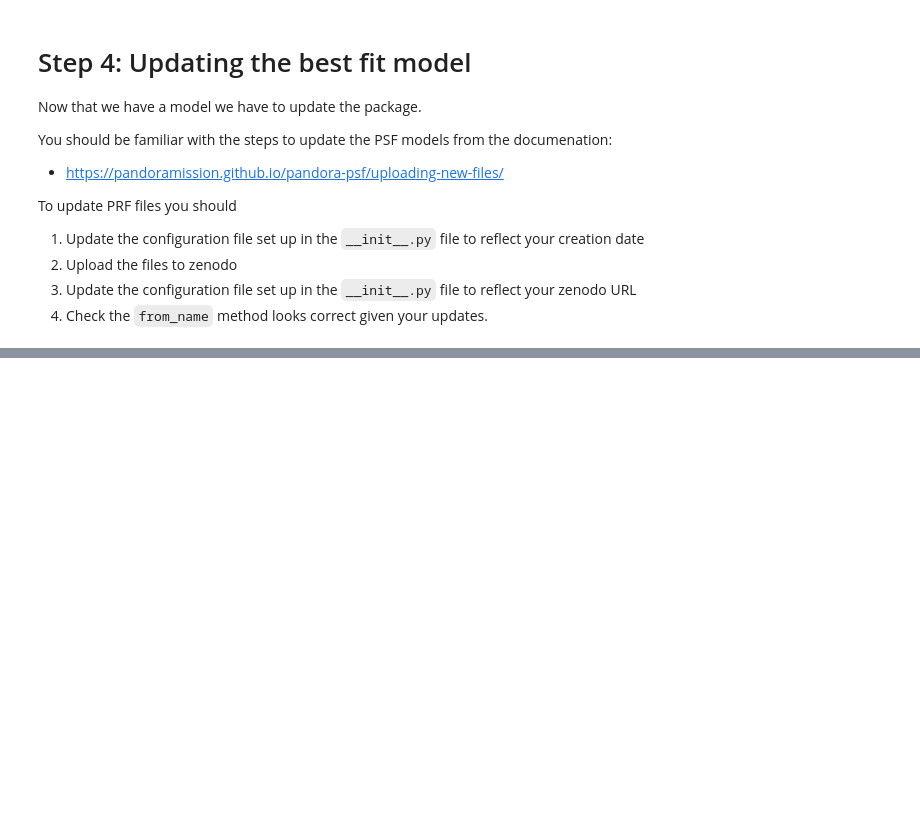
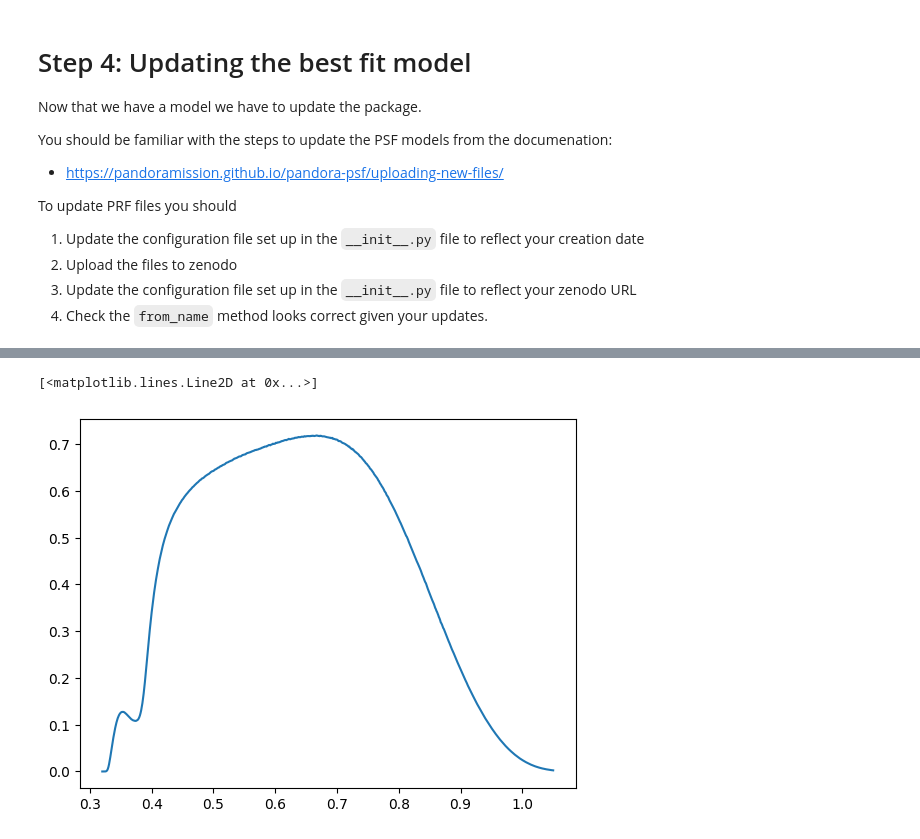
Before and after one commit to PandoraMission/pandora-psf, a Jupyter notebook: docs/calibration/building-new-data-driven-prf-models.ipynb, the cells around one changed output, grey strips where cells are left out. Drawn from its saved outputs; the diff is of its cells as text; code cells hidden in the pictures; blank space fills up the shorter version.

```diff
--- a/docs/calibration/building-new-data-driven-prf-models.ipynb
+++ b/docs/calibration/building-new-data-driven-prf-models.ipynb
@@ -200,0 +251,5 @@ To update PRF files you should
+# %%
+plt.plot(w, s)
+# %% [output]
+[<matplotlib.lines.Line2D at 0x...>]
+[figure, added]
```
Also changed, not shown: parts of 16 cells of this notebook, 17 other files.
